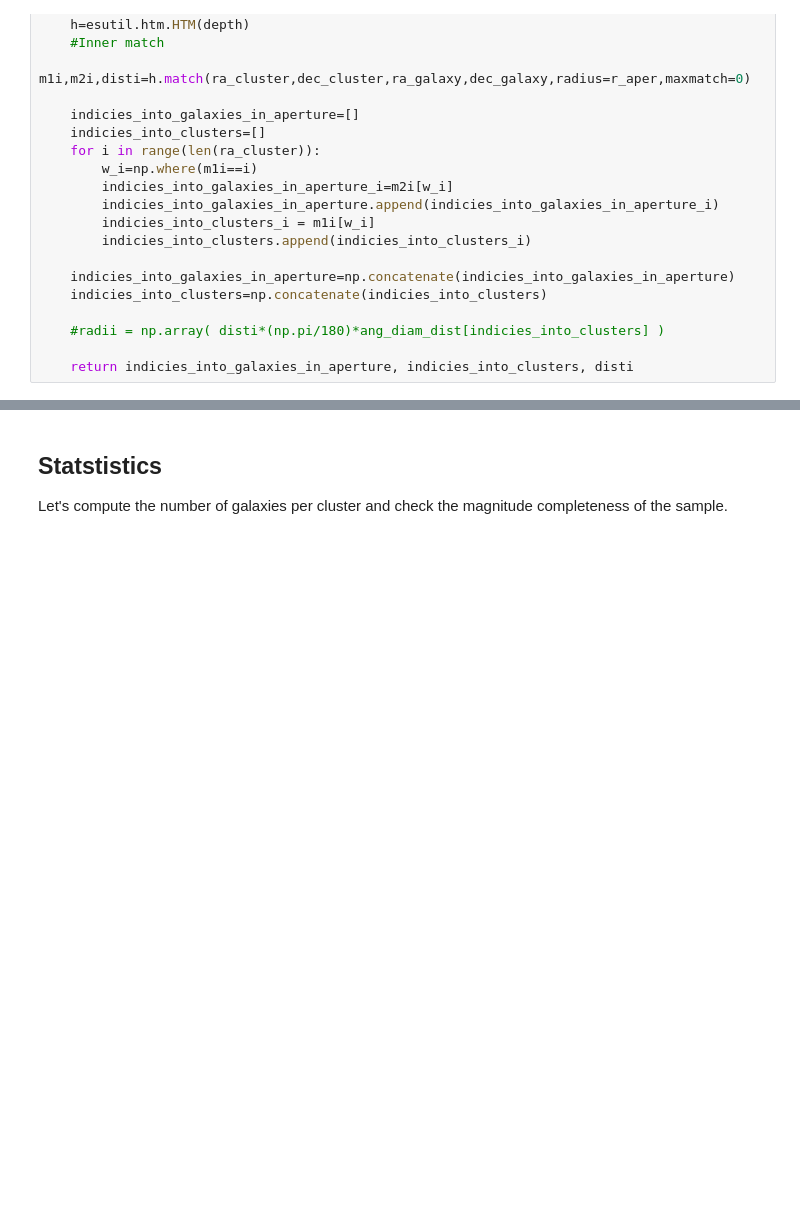
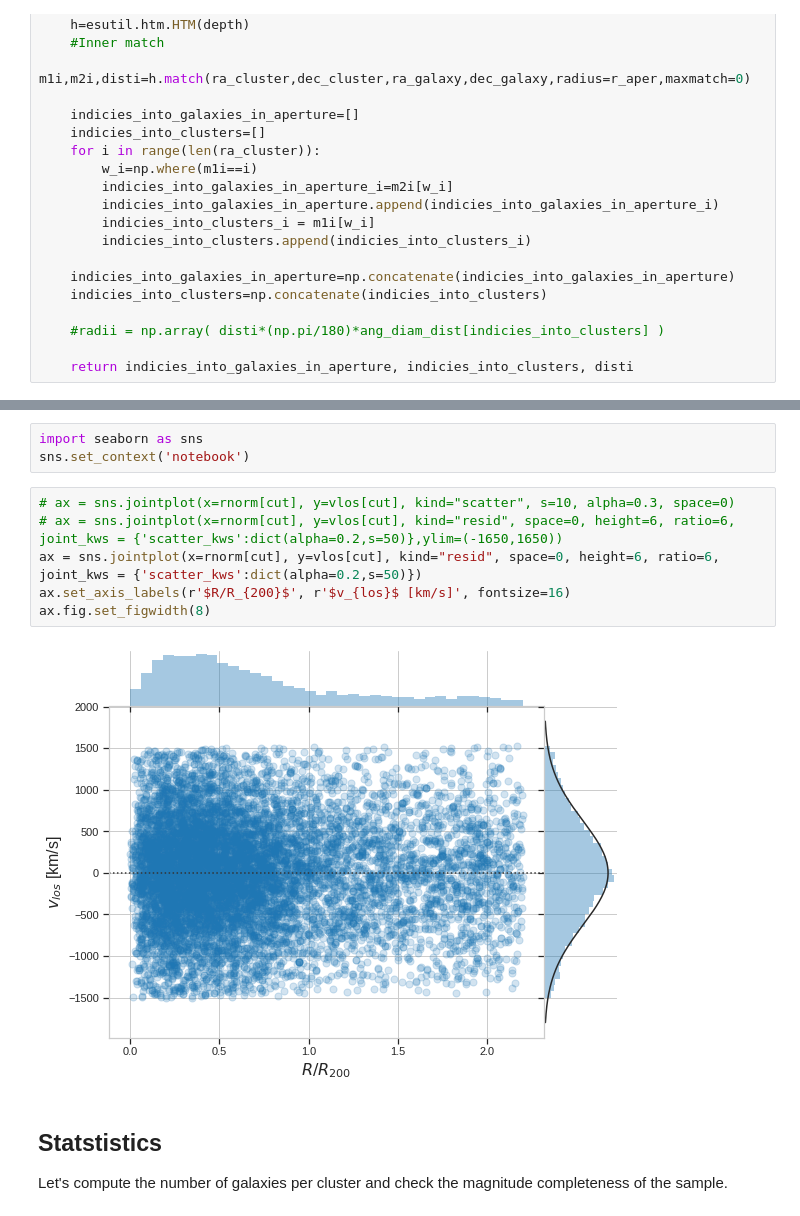
Before and after one commit to estevesjh/galaxyFormation, a Jupyter notebook: notebooks/see_input_data.ipynb, the cells around one changed output, grey strips where cells are left out. Drawn from its saved outputs; the diff is of its cells as text; blank space fills up the shorter version.

```diff
--- a/notebooks/see_input_data.ipynb
+++ b/notebooks/see_input_data.ipynb
@@ -464,3 +408,14 @@ Text(0, 0.5, 'galaxy density [deg$^{-2}$]')
+# %%
+import seaborn as sns
+sns.set_context('notebook')
+# %%
+# ax = sns.jointplot(x=rnorm[cut], y=vlos[cut], kind="scatter", s=10, alpha=0.3, space=0)
+# ax = sns.jointplot(x=rnorm[cut], y=vlos[cut], kind="resid", space=0, height=6, ratio=6, joint_kws = {'scatter_kws':dict(alpha=0.2,s=50)},ylim=(-1650,1650))
+ax = sns.jointplot(x=rnorm[cut], y=vlos[cut], kind="resid", space=0, height=6, ratio=6, joint_kws = {'scatter_kws':dict(alpha=0.2,s=50)})
+ax.set_axis_labels(r'$R/R_{200}$', r'$v_{los}$ [km/s]', fontsize=16)
+ax.fig.set_figwidth(8)
+# %% [output]
+[figure, added]
 # %% [markdown]
 
 Statstistics
```
Also changed, not shown: parts of 53 cells of this notebook, 4 other files.
